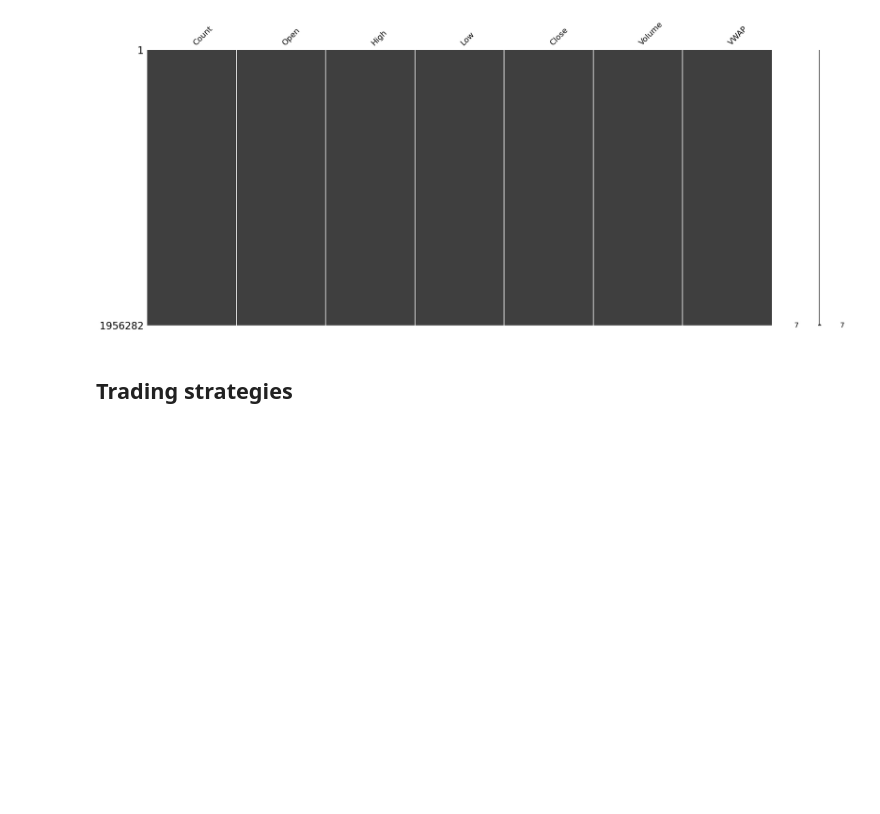
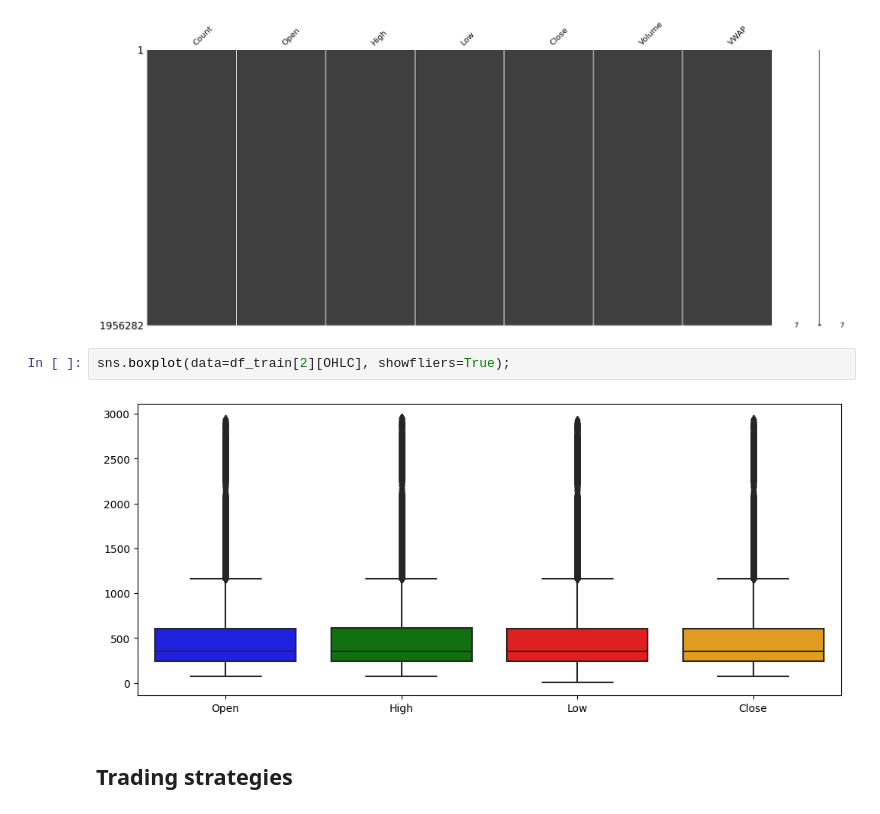
Before and after one commit to lcsrodriguez/cryptotrading, a Jupyter notebook: main.ipynb, the cells around one changed output. Drawn from its saved outputs; the diff is of its cells as text; blank space fills up the shorter version.

```diff
--- a/main.ipynb
+++ b/main.ipynb
@@ -274,6 +468,10 @@ TEST
 _ = msn.matrix(df_train[get_asset_id("Bitcoin")])
 # %% [output]
 [figure]
+# %%
+sns.boxplot(data=df_train[2][OHLC], showfliers=True);
+# %% [output]
+[figure, added]
 # %% [markdown]
 ## Trading strategies
 # %% [markdown]
```
Also changed, not shown: parts of 30 cells of this notebook.
